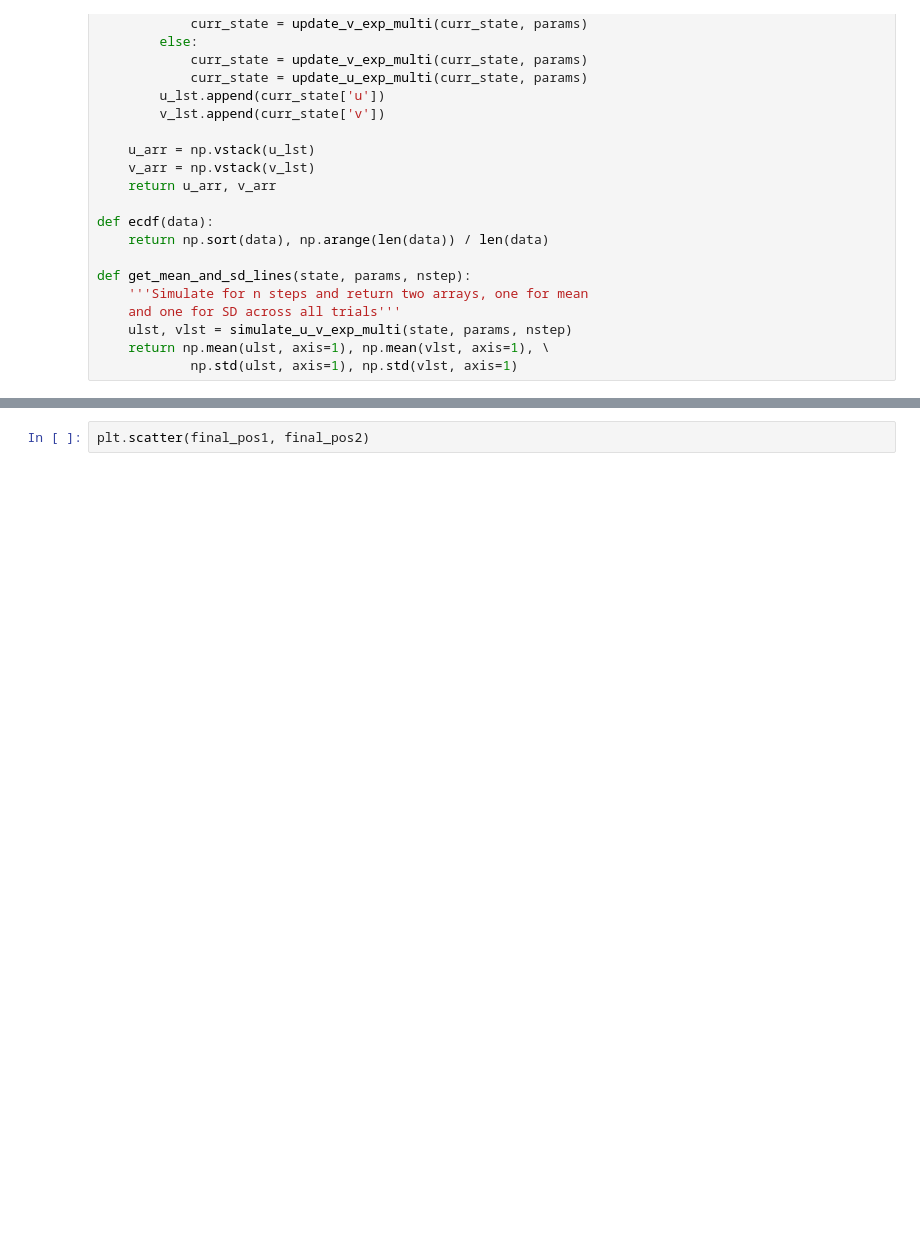
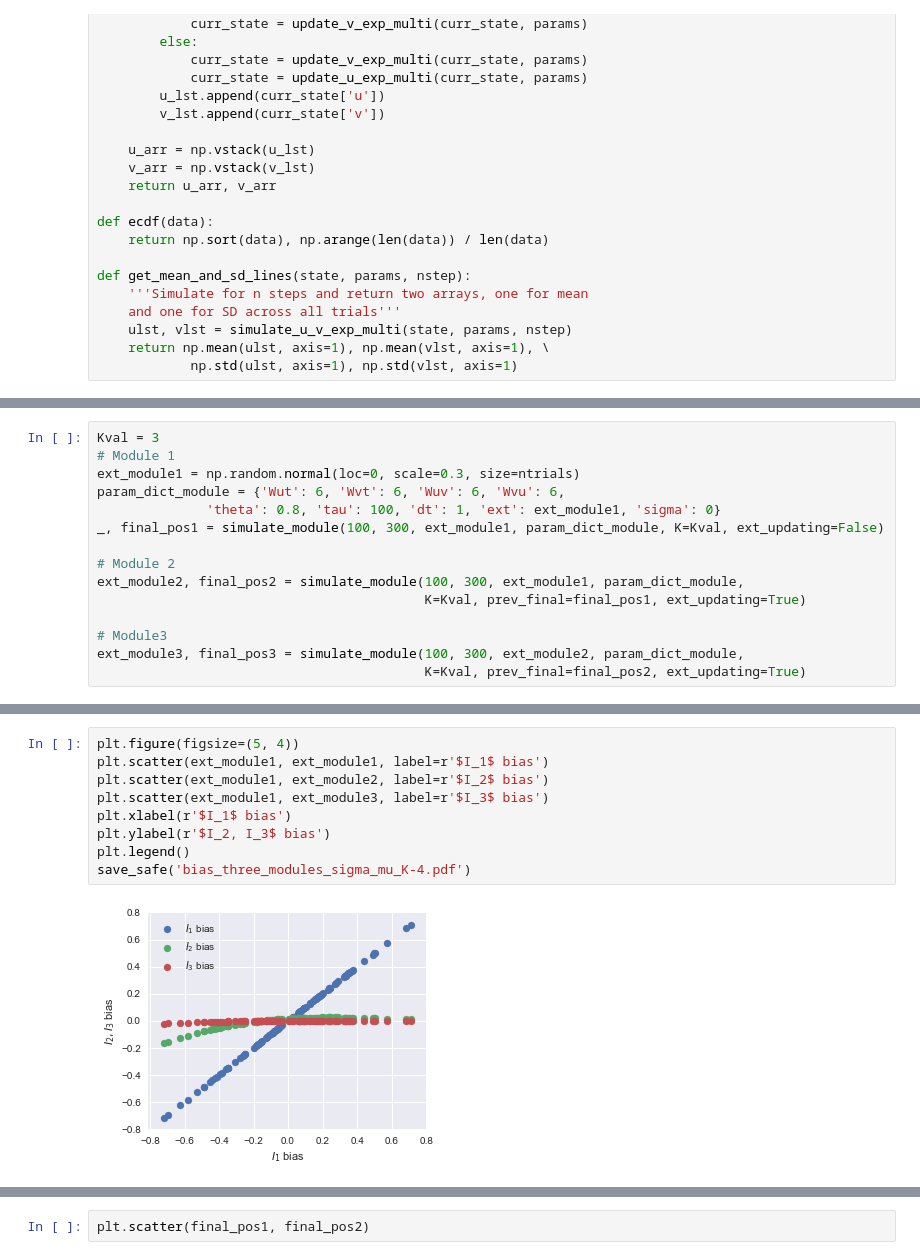
Before and after one commit to jazlab/SE_NL_MJ_2020, a Jupyter notebook: two_neuron_cascade.ipynb, the cells around one changed output, grey strips where cells are left out. Saved outputs shown, nothing was run; the diff lists cells and outputs as text; blank space fills up the shorter version.

```diff
--- a/two_neuron_cascade.ipynb
+++ b/two_neuron_cascade.ipynb
@@ -150,3 +184,18 @@ def get_mean_and_sd_lines(state, params, nstep):
+# %%
+Kval = 3
+# Module 1
+ext_module1 = np.random.normal(loc=0, scale=0.3, size=ntrials)
+param_dict_module = {'Wut': 6, 'Wvt': 6, 'Wuv': 6, 'Wvu': 6,
+              'theta': 0.8, 'tau': 100, 'dt': 1, 'ext': ext_module1, 'sigma': 0}
+_, final_pos1 = simulate_module(100, 300, ext_module1, param_dict_module, K=Kval, ext_updating=False)
+
+# Module 2
+ext_module2, final_pos2 = simulate_module(100, 300, ext_module1, param_dict_module,
+                                          K=Kval, prev_final=final_pos1, ext_updating=True)
+
+# Module3
+ext_module3, final_pos3 = simulate_module(100, 300, ext_module2, param_dict_module,
+                                          K=Kval, prev_final=final_pos2, ext_updating=True)
 # %%
 # Module 1!
 ntrials = 100
@@ -160,0 +223,11 @@ final_pos1 = (ulst_noise1 + vlst_noise1)[-1, :]
+# %%
+plt.figure(figsize=(5, 4))
+plt.scatter(ext_module1, ext_module1, label=r'$I_1$ bias')
+plt.scatter(ext_module1, ext_module2, label=r'$I_2$ bias')
+plt.scatter(ext_module1, ext_module3, label=r'$I_3$ bias')
+plt.xlabel(r'$I_1$ bias')
+plt.ylabel(r'$I_2, I_3$ bias')
+plt.legend()
+save_safe('bias_three_modules_sigma_mu_K-4.pdf')
+# %% [output]
+[figure, added]
```
Also changed, not shown: parts of 26 cells of this notebook.
